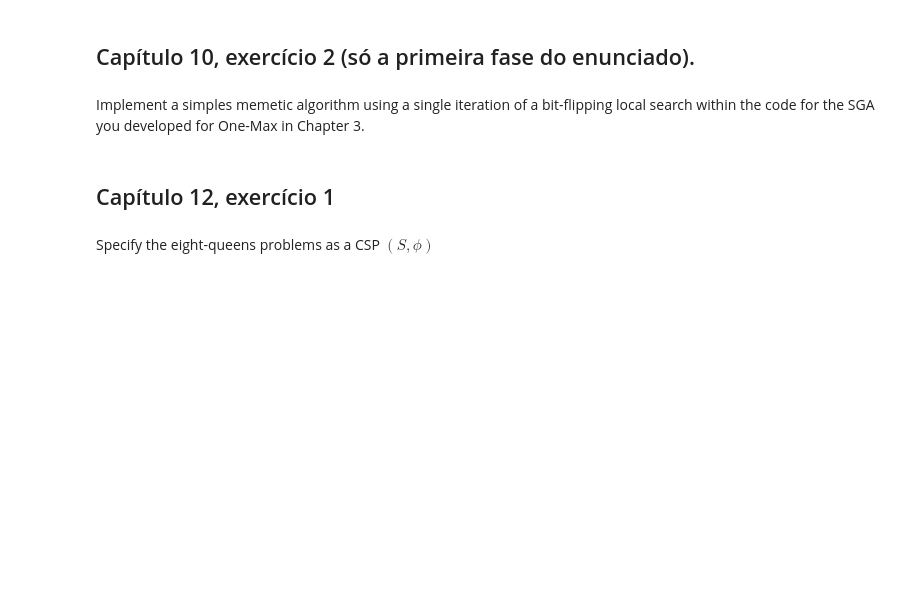
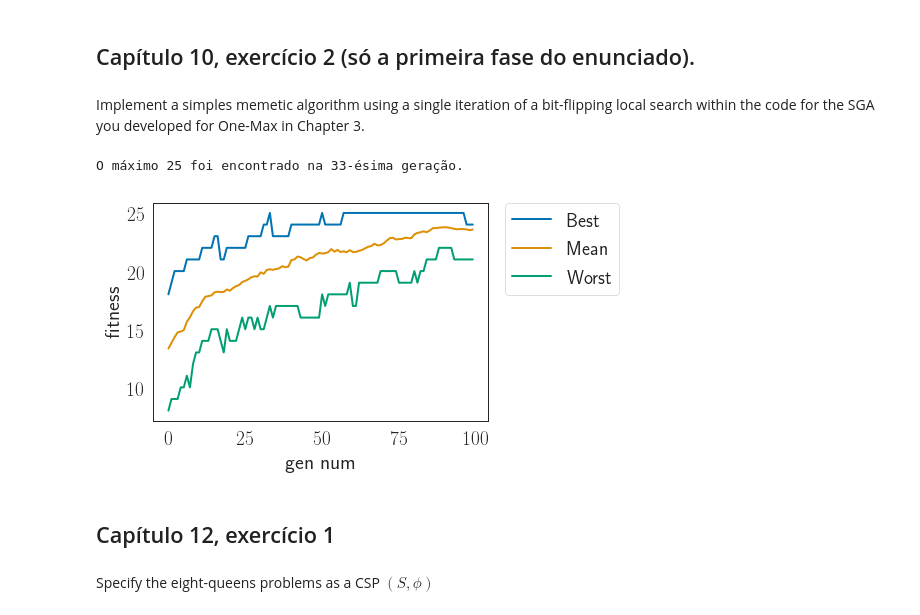
Before and after one commit to mesquita/otmnat, a Jupyter notebook: lista_6/Lista 6.ipynb, the cells around one changed output. Drawn from its saved outputs; the diff is of its cells as text; code cells hidden in the pictures; blank space fills up the shorter version.

```diff
--- a/lista_6/Lista 6.ipynb
+++ b/lista_6/Lista 6.ipynb
@@ -11,3 +11,22 @@ Describe the main components necessary to add to a "standard" EA in order to tac
 ## Capítulo 10, exercício 2 (só a primeira fase do enunciado).
 # %% [markdown]
 Implement a simples memetic algorithm using a single iteration of a bit-flipping local search within the code for the SGA you developed for One-Max in Chapter 3.
+# %%
+%matplotlib inline
+
+import numpy as np
+import matplotlib.pyplot as plt
+import seaborn as sns
+sns.set(
+    'paper',
+    'white',
+    'colorblind',
+    font_scale=2.2,
+    rc={
+        'lines.linewidth': 2,
+        'text.usetex': True,
+        'figure.figsize': (8.0, 6.0),
+        'image.interpolation': 'nearest',
+        'image.cmap': 'gray'
+    },
+)
@@ -14,3 +102,51 @@ Implement a simples memetic algorithm using a single iteration of a bit-flipping
+# %%
+num_bits = 25
+num_indv = 100
+num_parents = 100
+mutation_rate = 1/num_bits
+crossover_rate = 0.7
+num_crossover = int(num_indv/2)
+num_geracoes = 100
+
+populacao = eval_pop_rand(num_indv, num_bits)
+pop_fitness = eval_fitness(populacao)
+
+best_x = max(pop_fitness)
+best = []
+worst = []
+mean = []
+geracao = 0
+
+for n in range(num_geracoes):
+    # select parents
+    mating_pool = parent_selection(populacao, pop_fitness, num_parents)
+    # recombine to produce offsprings
+    parents_xover = eval_onept_crossover(mating_pool, crossover_rate, num_crossover)
+    # mutate offsprings
+    offspring = eval_bin_mutation(parents_xover, mutation_rate)
+
+    # improve offsprings via local search (USANDO LAMARCK AQUI)
+    offspring, offspring_fitness  = bit_flipping_local_search(offspring, mutation_rate)
+
+    populacao = offspring
+    pop_fitness = offspring_fitness
+    best.append(max(offspring_fitness))
+    worst.append(min(offspring_fitness))
+    mean.append(np.mean(offspring_fitness))
+
+print(f'O máximo {max(best)} foi encontrado na {best.index(max(best))}-ésima geração.')
+
+sns.lineplot(range(len(best)), best, label="Best")
+sns.lineplot(range(len(mean)), mean, label="Mean")
+sns.lineplot(range(len(worst)), worst, label="Worst")
+plt.legend(bbox_to_anchor=(1.05, 1), loc=2, borderaxespad=0.)
+plt.xlabel('gen num')
+plt.ylabel('fitness')
+plt.savefig('all.eps',format='eps')
+plt.show()
+# %% [output]
+O máximo 25 foi encontrado na 33-ésima geração.
+[figure, added]
 # %% [markdown]
 ## Capítulo 12, exercício 1
 # %% [markdown]
```
Also changed, not shown: parts of 1 cell of this notebook.
